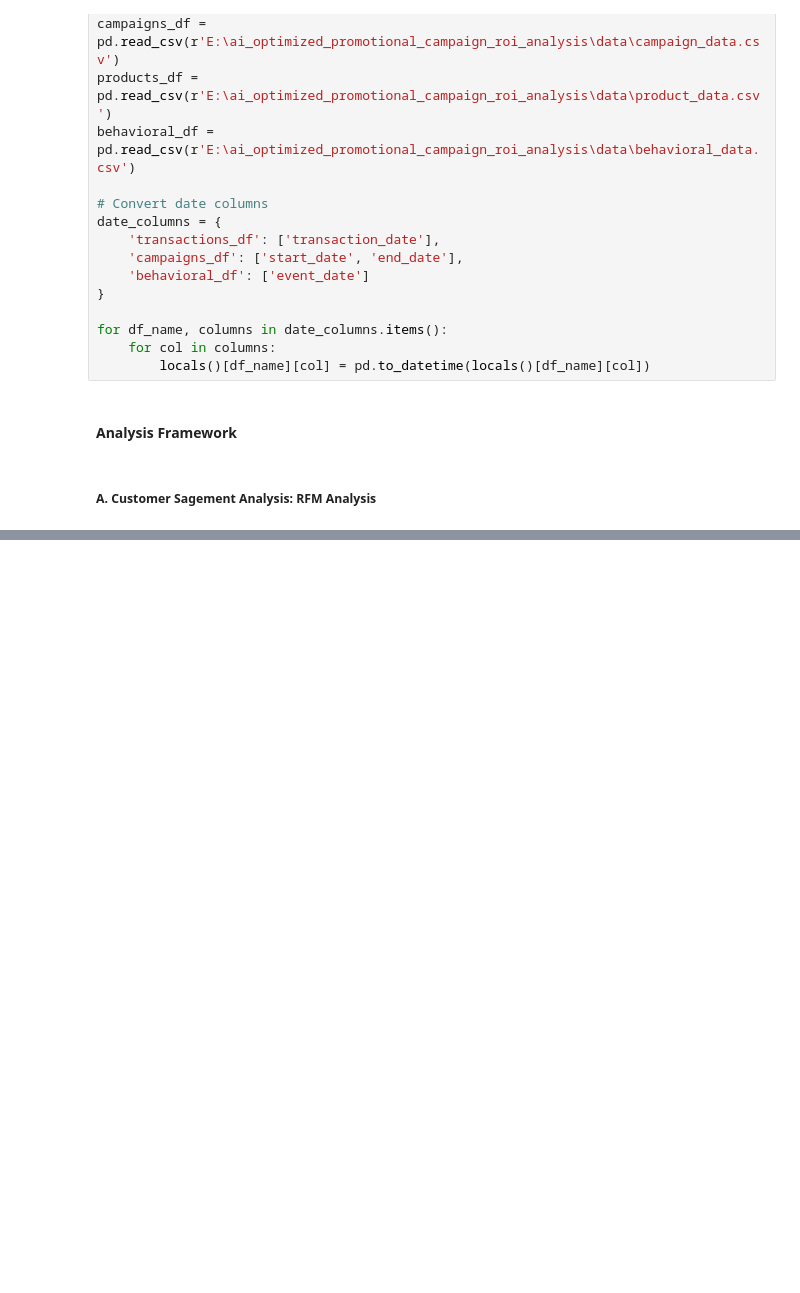
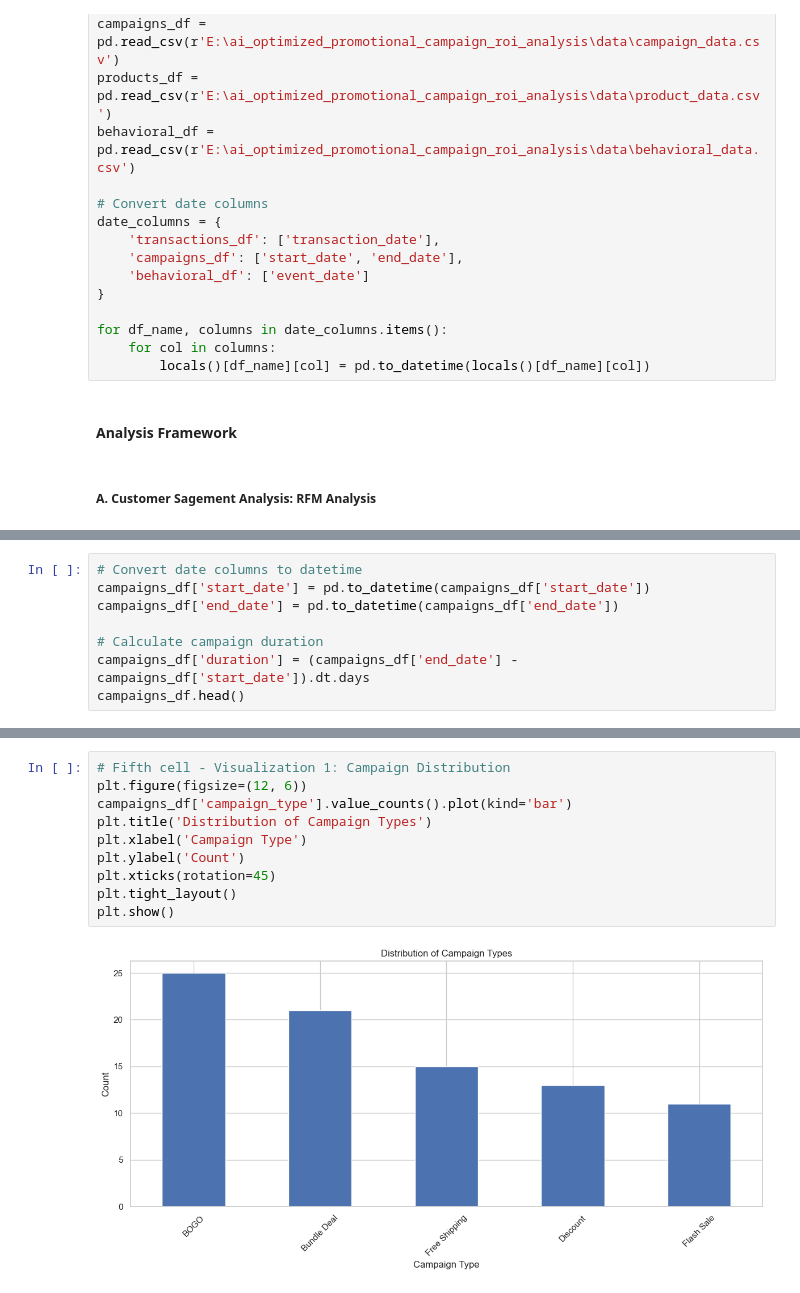
Before and after one commit to pritom02bh/ai_optimized_promotional_campaign_roi_analysis, a Jupyter notebook: notebooks/data_processing.ipynb, the cells around one changed output, grey strips where cells are left out. Drawn from its saved outputs; the diff is of its cells as text; blank space fills up the shorter version.

```diff
--- a/notebooks/data_processing.ipynb
+++ b/notebooks/data_processing.ipynb
@@ -178,0 +229,8 @@ Passing `palette` without assigning `hue` is deprecated and will be removed in v
+# %%
+# Convert date columns to datetime
+campaigns_df['start_date'] = pd.to_datetime(campaigns_df['start_date'])
+campaigns_df['end_date'] = pd.to_datetime(campaigns_df['end_date'])
+
+# Calculate campaign duration
+campaigns_df['duration'] = (campaigns_df['end_date'] - campaigns_df['start_date']).dt.days
+campaigns_df.head()
@@ -178,0 +298,12 @@ Passing `palette` without assigning `hue` is deprecated and will be removed in v
+# %%
+# Fifth cell - Visualization 1: Campaign Distribution
+plt.figure(figsize=(12, 6))
+campaigns_df['campaign_type'].value_counts().plot(kind='bar')
+plt.title('Distribution of Campaign Types')
+plt.xlabel('Campaign Type')
+plt.ylabel('Count')
+plt.xticks(rotation=45)
+plt.tight_layout()
+plt.show()
+# %% [output]
+[figure, added]
```
Also changed, not shown: parts of 14 cells of this notebook, 3 other files.
